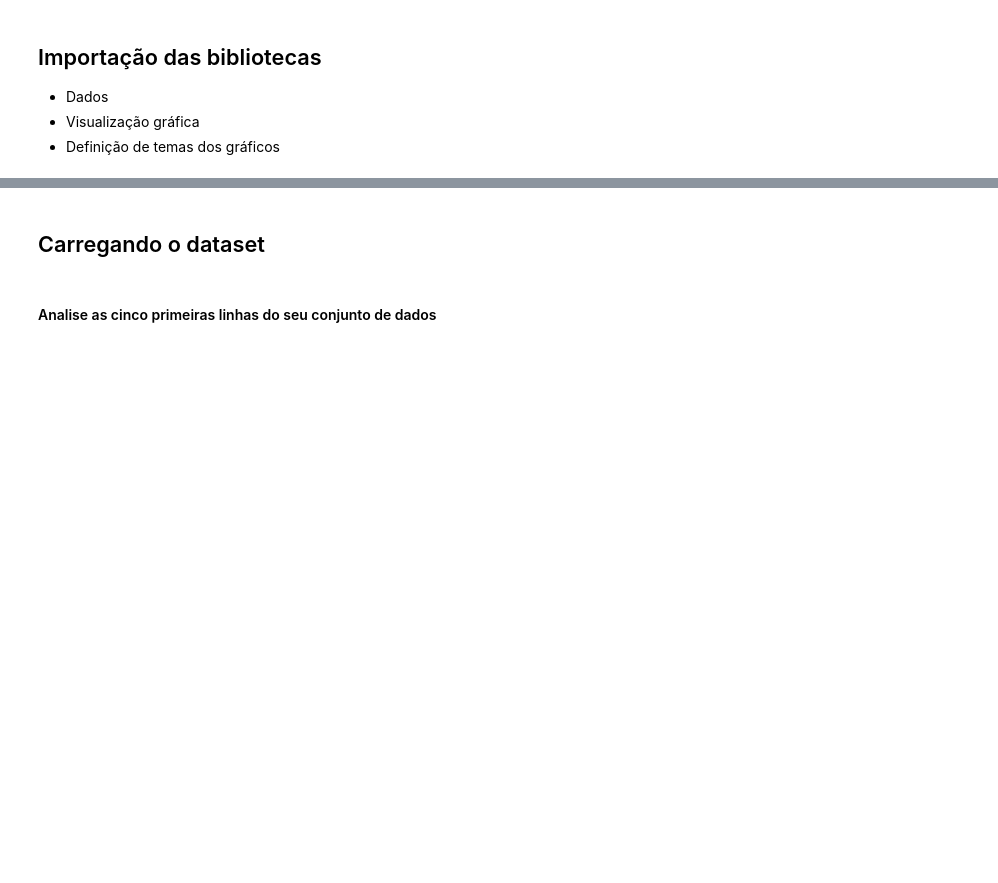
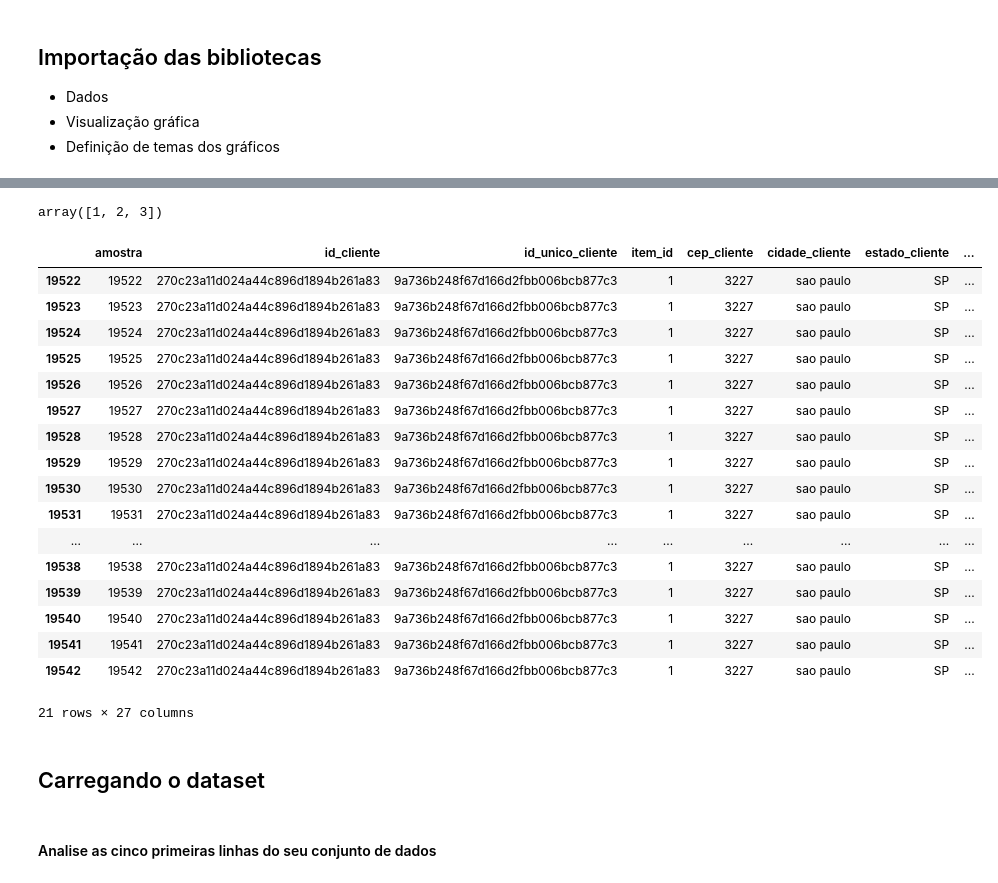
Before and after one commit to walisson-silva-ada/827-data-toolbox, a Jupyter notebook: Cases/Vendas em E-commerce.ipynb, the cells around one changed output, grey strips where cells are left out. Cells and saved outputs as stored; diff of their text form; code cells hidden in the pictures; blank space fills up the shorter version.

```diff
--- a/Cases/Vendas em E-commerce.ipynb
+++ b/Cases/Vendas em E-commerce.ipynb
@@ -11,0 +15,2 @@
+# %%
+df = pd.read_csv('datasets/vendas.csv')
@@ -12,3 +50,28 @@
+# %%
+df[df['id_pedido'] == '895ab968e7bb0d5659d16cd74cd1650c']['item_id'].unique()
+# %% [output]
+array([1, 2, 3])
+# %%
+df[(df['id_pedido'] == '895ab968e7bb0d5659d16cd74cd1650c') & (df['item_id'] == 1)]
+# %% [output]
+|  | amostra | id_cliente | id_unico_cliente | item_id | cep_cliente | cidade_cliente | estado_cliente | ... |
+| 19522 | 19522 | 270c23a11d024a44c896d1894b261a83 | 9a736b248f67d166d2fbb006bcb877c3 | 1 | 3227 | sao paulo | SP | ... |
+| 19523 | 19523 | 270c23a11d024a44c896d1894b261a83 | 9a736b248f67d166d2fbb006bcb877c3 | 1 | 3227 | sao paulo | SP | ... |
+| 19524 | 19524 | 270c23a11d024a44c896d1894b261a83 | 9a736b248f67d166d2fbb006bcb877c3 | 1 | 3227 | sao paulo | SP | ... |
+| 19525 | 19525 | 270c23a11d024a44c896d1894b261a83 | 9a736b248f67d166d2fbb006bcb877c3 | 1 | 3227 | sao paulo | SP | ... |
+| 19526 | 19526 | 270c23a11d024a44c896d1894b261a83 | 9a736b248f67d166d2fbb006bcb877c3 | 1 | 3227 | sao paulo | SP | ... |
+| 19527 | 19527 | 270c23a11d024a44c896d1894b261a83 | 9a736b248f67d166d2fbb006bcb877c3 | 1 | 3227 | sao paulo | SP | ... |
+| 19528 | 19528 | 270c23a11d024a44c896d1894b261a83 | 9a736b248f67d166d2fbb006bcb877c3 | 1 | 3227 | sao paulo | SP | ... |
+| 19529 | 19529 | 270c23a11d024a44c896d1894b261a83 | 9a736b248f67d166d2fbb006bcb877c3 | 1 | 3227 | sao paulo | SP | ... |
+| 19530 | 19530 | 270c23a11d024a44c896d1894b261a83 | 9a736b248f67d166d2fbb006bcb877c3 | 1 | 3227 | sao paulo | SP | ... |
+| 19531 | 19531 | 270c23a11d024a44c896d1894b261a83 | 9a736b248f67d166d2fbb006bcb877c3 | 1 | 3227 | sao paulo | SP | ... |
+| ... | ... | ... | ... | ... | ... | ... | ... | ... |
+| 19538 | 19538 | 270c23a11d024a44c896d1894b261a83 | 9a736b248f67d166d2fbb006bcb877c3 | 1 | 3227 | sao paulo | SP | ... |
+| 19539 | 19539 | 270c23a11d024a44c896d1894b261a83 | 9a736b248f67d166d2fbb006bcb877c3 | 1 | 3227 | sao paulo | SP | ... |
+| 19540 | 19540 | 270c23a11d024a44c896d1894b261a83 | 9a736b248f67d166d2fbb006bcb877c3 | 1 | 3227 | sao paulo | SP | ... |
+| 19541 | 19541 | 270c23a11d024a44c896d1894b261a83 | 9a736b248f67d166d2fbb006bcb877c3 | 1 | 3227 | sao paulo | SP | ... |
+| 19542 | 19542 | 270c23a11d024a44c896d1894b261a83 | 9a736b248f67d166d2fbb006bcb877c3 | 1 | 3227 | sao paulo | SP | ... |
+21 rows × 27 columns
 # %% [markdown]
 ## Carregando o dataset
 # %% [markdown]
```
Also changed, not shown: parts of 12 cells of this notebook, 2 other files.
